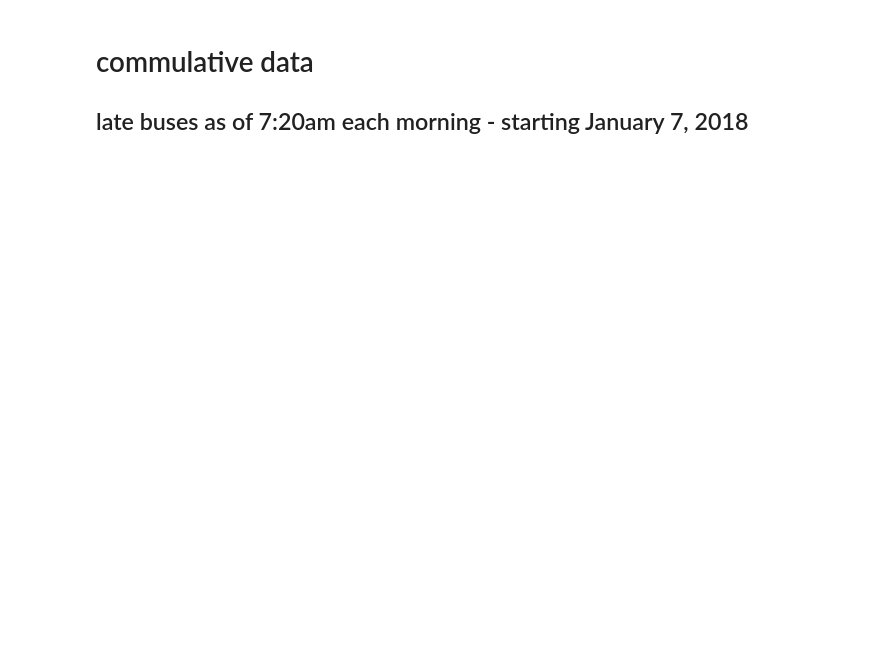
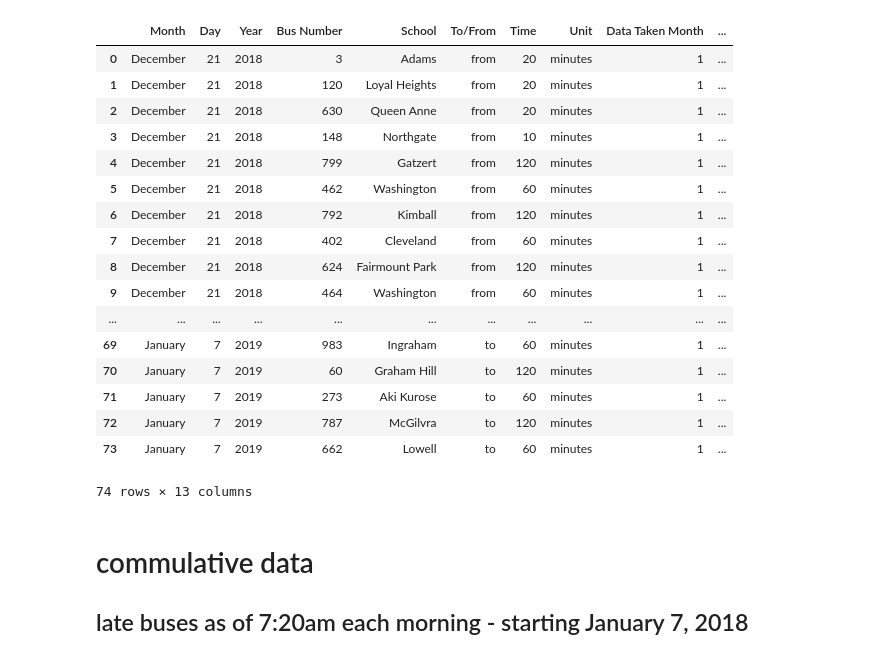
Before and after one commit to beccaelenzil/seattle-school-buses, a Jupyter notebook: todays_late_buses.ipynb, the cells around one changed output. Saved outputs shown, nothing was run; the diff lists cells and outputs as text; code cells hidden in the pictures; blank space fills up the shorter version.

Commit message:
scraping data

```diff
--- a/todays_late_buses.ipynb
+++ b/todays_late_buses.ipynb
@@ -82,5 +78,26 @@ See the caveats in the documentation: http://pandas.pydata.org/pandas-docs/stabl
 [interactive output not drawn]
 [interactive output not drawn]
+# %%
+late_bus_df
+# %% [output]
+|  | Month | Day | Year | Bus Number | School | To/From | Time | Unit | Data Taken Month | ... |
+| 0 | December | 21 | 2018 | 3 | Adams | from | 20 | minutes | 1 | ... |
+| 1 | December | 21 | 2018 | 120 | Loyal Heights | from | 20 | minutes | 1 | ... |
+| 2 | December | 21 | 2018 | 630 | Queen Anne | from | 20 | minutes | 1 | ... |
+| 3 | December | 21 | 2018 | 148 | Northgate | from | 10 | minutes | 1 | ... |
+| 4 | December | 21 | 2018 | 799 | Gatzert | from | 120 | minutes | 1 | ... |
+| 5 | December | 21 | 2018 | 462 | Washington | from | 60 | minutes | 1 | ... |
+| 6 | December | 21 | 2018 | 792 | Kimball | from | 120 | minutes | 1 | ... |
+| 7 | December | 21 | 2018 | 402 | Cleveland | from | 60 | minutes | 1 | ... |
+| 8 | December | 21 | 2018 | 624 | Fairmount Park | from | 120 | minutes | 1 | ... |
+| 9 | December | 21 | 2018 | 464 | Washington | from | 60 | minutes | 1 | ... |
+| ... | ... | ... | ... | ... | ... | ... | ... | ... | ... | ... |
+| 69 | January | 7 | 2019 | 983 | Ingraham | to | 60 | minutes | 1 | ... |
+| 70 | January | 7 | 2019 | 60 | Graham Hill | to | 120 | minutes | 1 | ... |
+| 71 | January | 7 | 2019 | 273 | Aki Kurose | to | 60 | minutes | 1 | ... |
+| 72 | January | 7 | 2019 | 787 | McGilvra | to | 120 | minutes | 1 | ... |
+| 73 | January | 7 | 2019 | 662 | Lowell | to | 60 | minutes | 1 | ... |
+74 rows × 13 columns
 # %% [markdown]
 # commulative data
 
```
Also changed, not shown: parts of 1 cell of this notebook, 1 other file.
